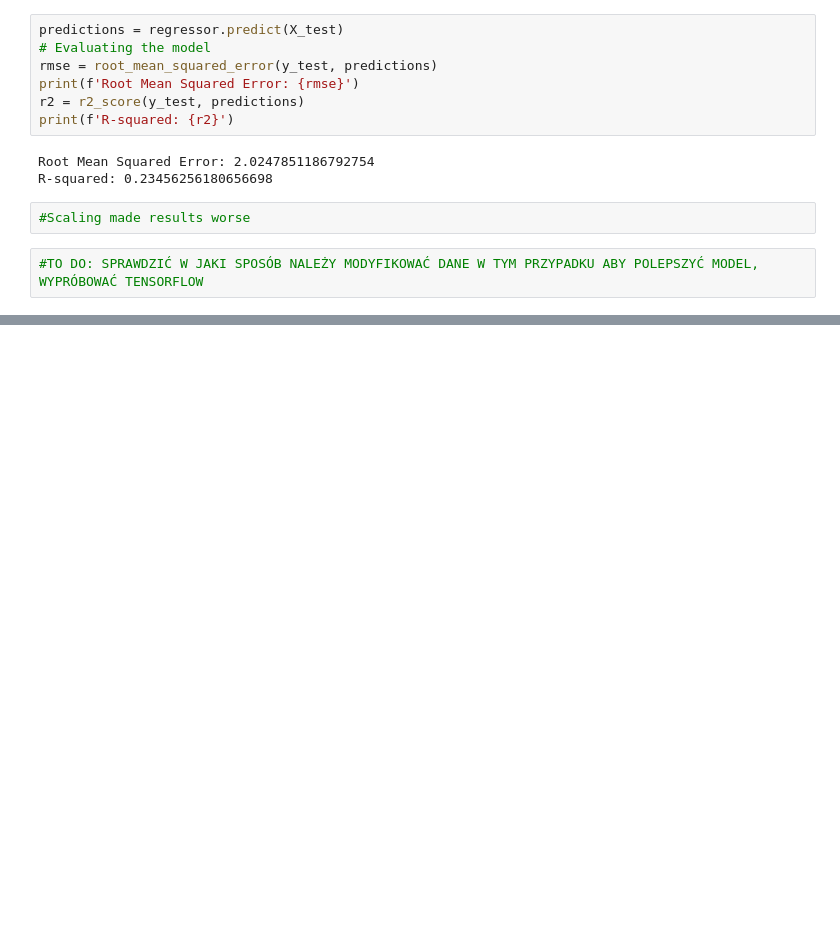
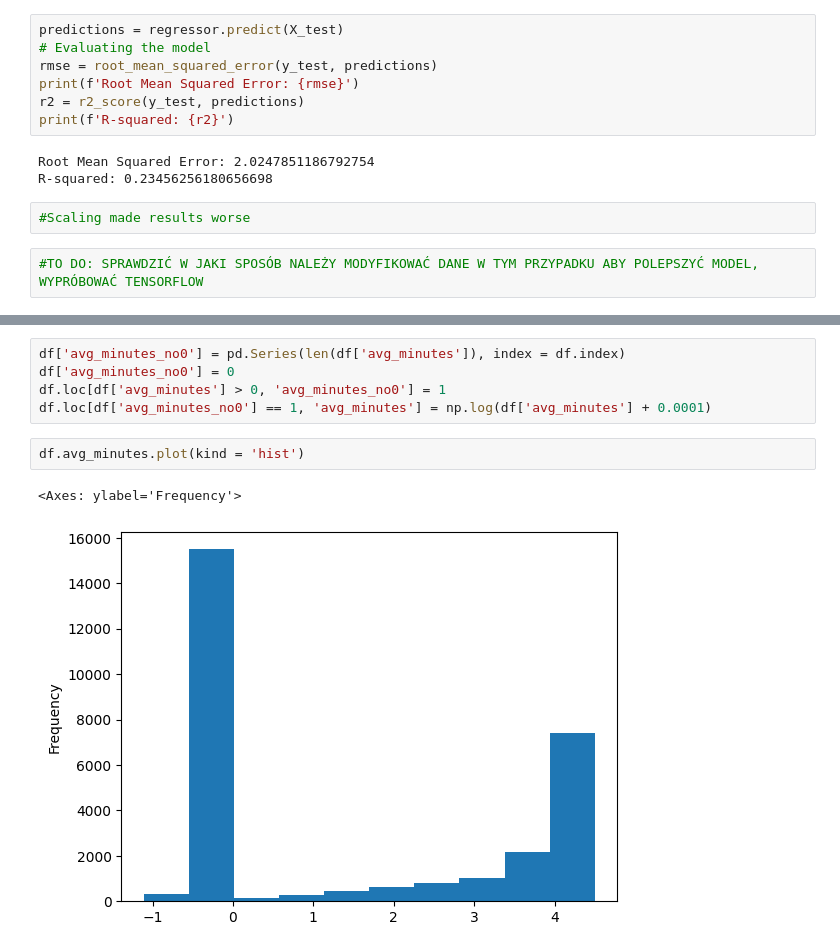
Before and after one commit to matgim1994/FPLAdvisor, a Jupyter notebook: prediction_template.ipynb, the cells around one changed output, grey strips where cells are left out. Saved outputs shown, nothing was run; the diff lists cells and outputs as text; blank space fills up the shorter version.

```diff
--- a/prediction_template.ipynb
+++ b/prediction_template.ipynb
@@ -331,0 +362,10 @@ R-squared: 0.23456256180656698
+# %%
+df['avg_minutes_no0'] = pd.Series(len(df['avg_minutes']), index = df.index)
+df['avg_minutes_no0'] = 0
+df.loc[df['avg_minutes'] > 0, 'avg_minutes_no0'] = 1
+df.loc[df['avg_minutes_no0'] == 1, 'avg_minutes'] = np.log(df['avg_minutes'] + 0.0001)
+# %%
+df.avg_minutes.plot(kind = 'hist')
+# %% [output]
+<Axes: ylabel='Frequency'>
+[figure, added]
```
Also changed, not shown: parts of 9 cells of this notebook.
